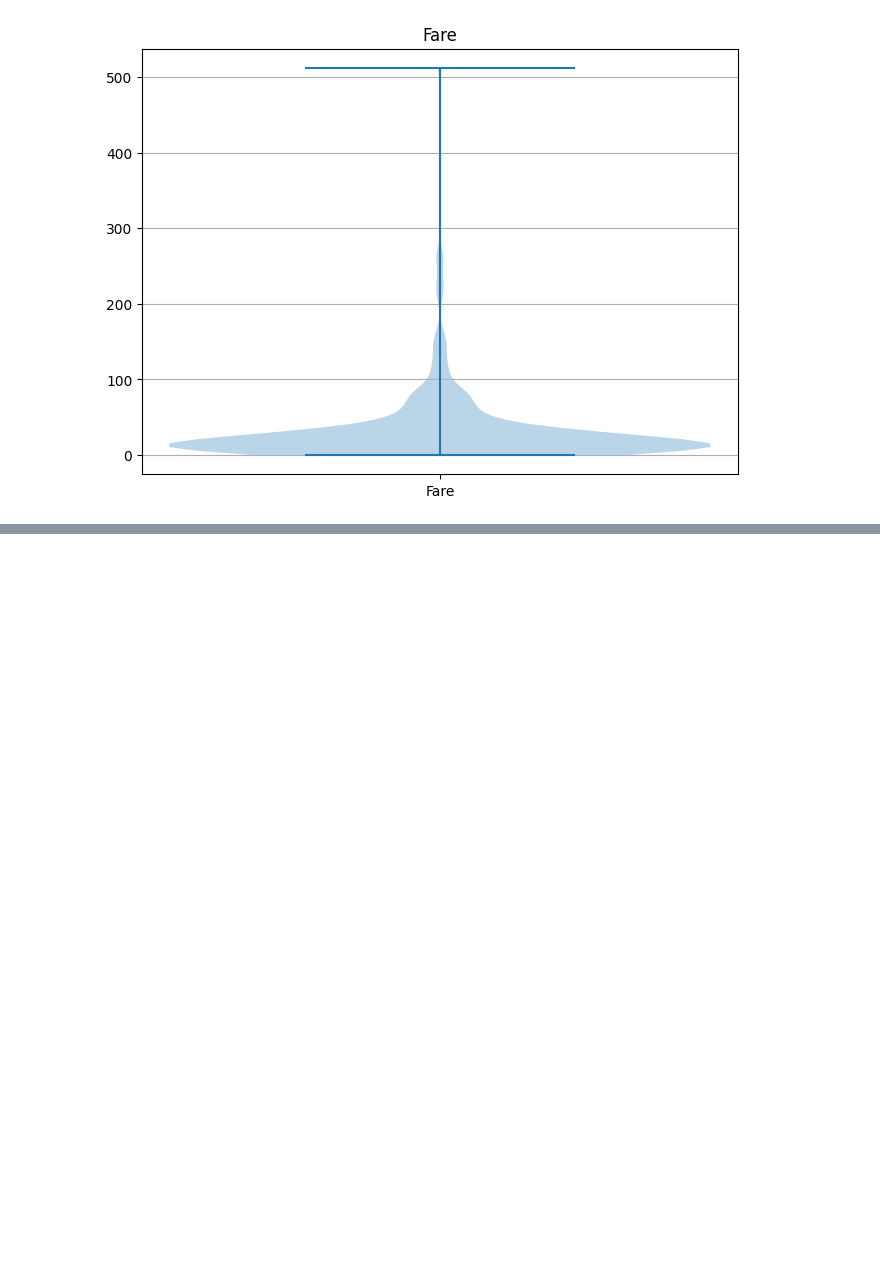
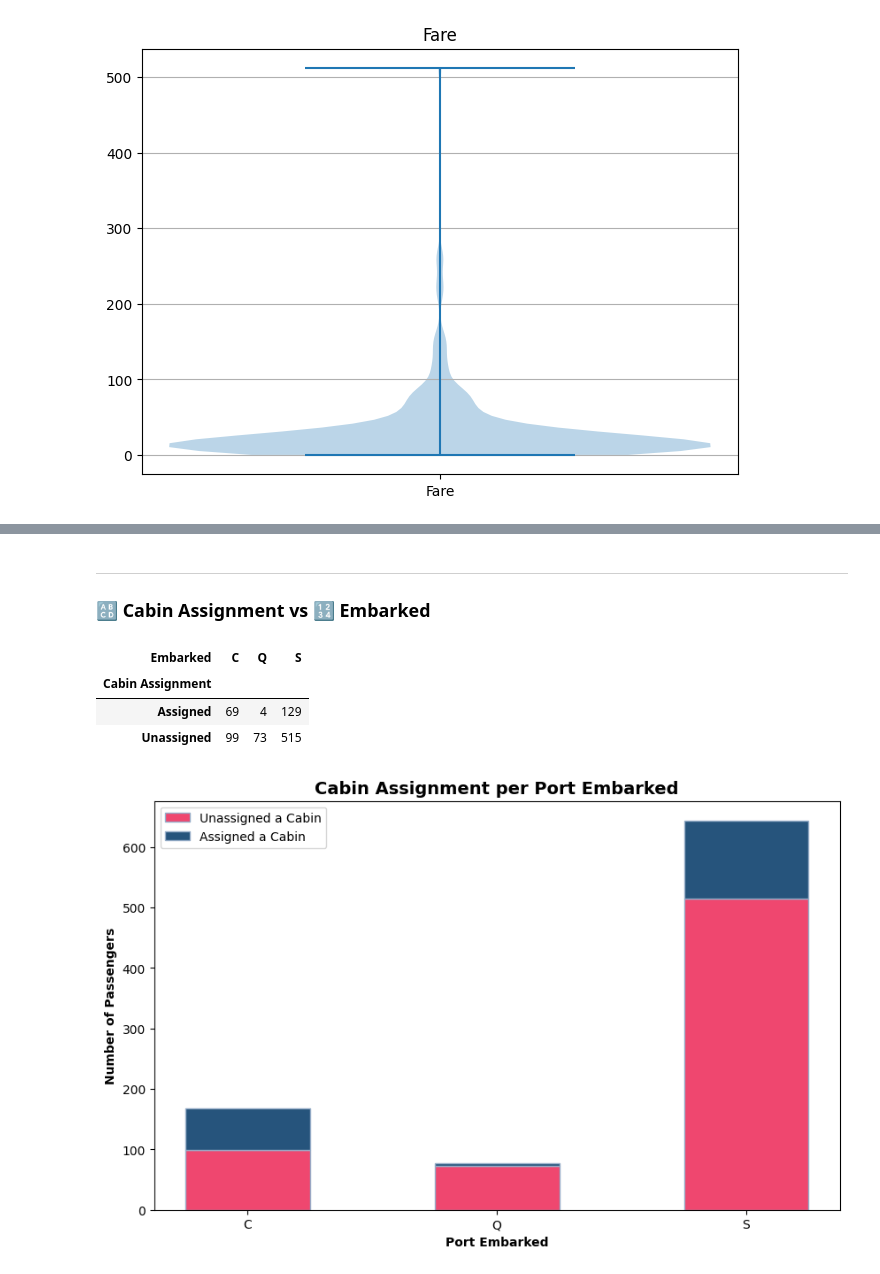
Before and after one commit to grace-sampao/Cyber-Shujaa---Exploratory-Data-Analysis, a Jupyter notebook: notebooks/exploratory_data_analysis.ipynb, the cells around one changed output, grey strips where cells are left out. Saved outputs shown, nothing was run; the diff lists cells and outputs as text; code cells hidden in the pictures; blank space fills up the shorter version.

```diff
--- a/notebooks/exploratory_data_analysis.ipynb
+++ b/notebooks/exploratory_data_analysis.ipynb
@@ -776,0 +962,45 @@ plt.show()
+# %% [markdown]
+
+---
+
+### 🔠 Cabin Assignment vs 🔢 Embarked
+# %%
+cabin_assignment_embarked = titanic_data[['Cabin Assignment', 'Embarked']].value_counts().unstack()
+cabin_assignment_embarked
+# %% [output]
+| Embarked | C | Q | S |
+| Cabin Assignment |  |  |  |
+| Assigned | 69 | 4 | 129 |
+| Unassigned | 99 | 73 | 515 |
+# %%
+labels = cabin_assignment_embarked.columns
+
+fig, ax = plt.subplots(figsize=(10, 6))
+
+ax.bar(
+  labels,
+  cabin_assignment_embarked.loc['Unassigned'].values,
+  width=0.5,
+  color=colours["bubblegum pink"],
+  edgecolor=colours["powder blue"],
+  label="Unassigned a Cabin"
+)
+
+ax.bar(
+  labels,
+  cabin_assignment_embarked.loc['Assigned'].values,
+  bottom=cabin_assignment_embarked.loc['Unassigned'],
+  width=0.5,
+  color=colours["dusk blue"],
+  edgecolor=colours["powder blue"],
+  label="Assigned a Cabin"
+)
+
+ax.set_ylabel("Number of Passengers", fontweight='bold')
+ax.set_xlabel("Port Embarked", fontweight='bold')
+ax.set_title("Cabin Assignment per Port Embarked", fontsize=14, fontweight='bold')
+ax.legend()
+
+plt.show()
+# %% [output]
+[figure, added]
```
Also changed, not shown: parts of 28 cells of this notebook.
